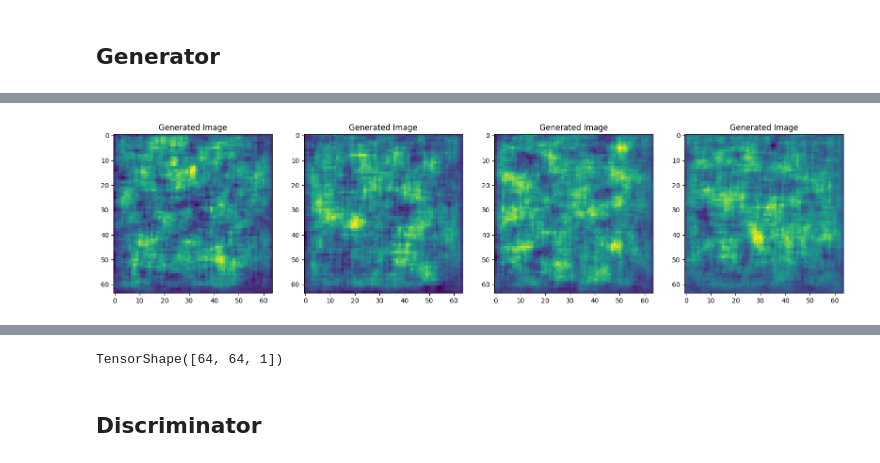
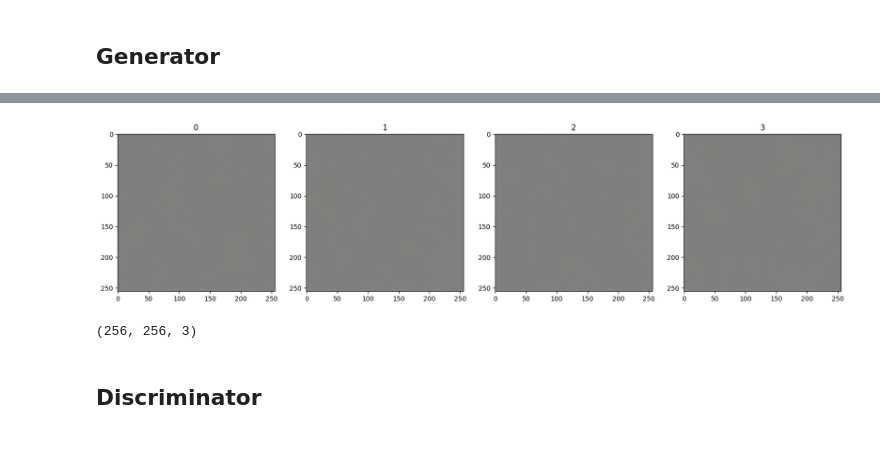
Before and after one commit to ishaan1013/gan, a Jupyter notebook: app.ipynb, the cells around one changed output, grey strips where cells are left out. Drawn from its saved outputs; the diff is of its cells as text; code cells hidden in the pictures.

```diff
--- a/app.ipynb
+++ b/app.ipynb
@@ -108,9 +115,19 @@ from tensorflow.keras.layers import Conv2D, Flatten, Dense, Dropout, Reshape, Le
 def build_generator():
   model = Sequential()
 
-  model.add(Dense(8*8*256, input_shape=(100,)))
+  model.add(Dense(8*8*128, input_dim=128))
   model.add(LeakyReLU(0.2))
-  model.add(Reshape((8, 8, 256)))
+  model.add(Reshape((8, 8, 128)))
+
+  #upsample
+  model.add(UpSampling2D())
+  model.add(Conv2D(128, kernel_size=4, padding='same'))
+  model.add(LeakyReLU(0.2))
+
+  #upsample
+  model.add(UpSampling2D())
+  model.add(Conv2D(128, kernel_size=4, padding='same'))
+  model.add(LeakyReLU(0.2))
 
   #upsample
   model.add(UpSampling2D())
@@ -135,9 +152,9 @@ def build_generator():
   model.add(Conv2D(128, kernel_size=3, padding='same'))
   model.add(LeakyReLU(0.2))
 
-  #layer to produce 1 channel
 
-  model.add(Conv2D(1, kernel_size=3, padding='same', activation='sigmoid'))
+  model.add(Conv2D(3, kernel_size=3, padding='same', activation='sigmoid'))
+
 
   return model
 # %%
@@ -171,17 +190,8 @@ TensorShape([4, 64, 64, 1])
-# %%
-fig, ax = plt.subplots(1, 4, figsize=(20, 20))
-
-# generate 4 images
-
-img = generator(np.random.randn(4, 100, 1))
-
-# img = generator(np.random.randn(1, 100)).numpy().squeeze()
-# for i in range(4):
-#     ax[i].imshow(img)
-#     ax[i].set_title('Generated Image')
-
-for idx, img in enumerate(img):
-    ax[idx].imshow(img)
-    ax[idx].set_title('Generated Image')
-# %% [output]
-[figure, removed]
+# %%
+img = generator.predict(np.random.randn(4,128,1))
+fig, ax = plt.subplots(1, 4, figsize=(20, 20))
+
+for idx, img in enumerate(img):
+    ax[idx].imshow(np.squeeze(img))
+    ax[idx].title.set_text(idx)
+# %% [output]
@@ -188,7 +199,8 @@ for idx, img in enumerate(img):
+[figure, added]
 # %%
 img.shape
 # %% [output]
-TensorShape([64, 64, 1])
+(256, 256, 3)
 # %% [markdown]
 ## Discriminator
 # %%
```
Also changed, not shown: parts of 22 cells of this notebook.
